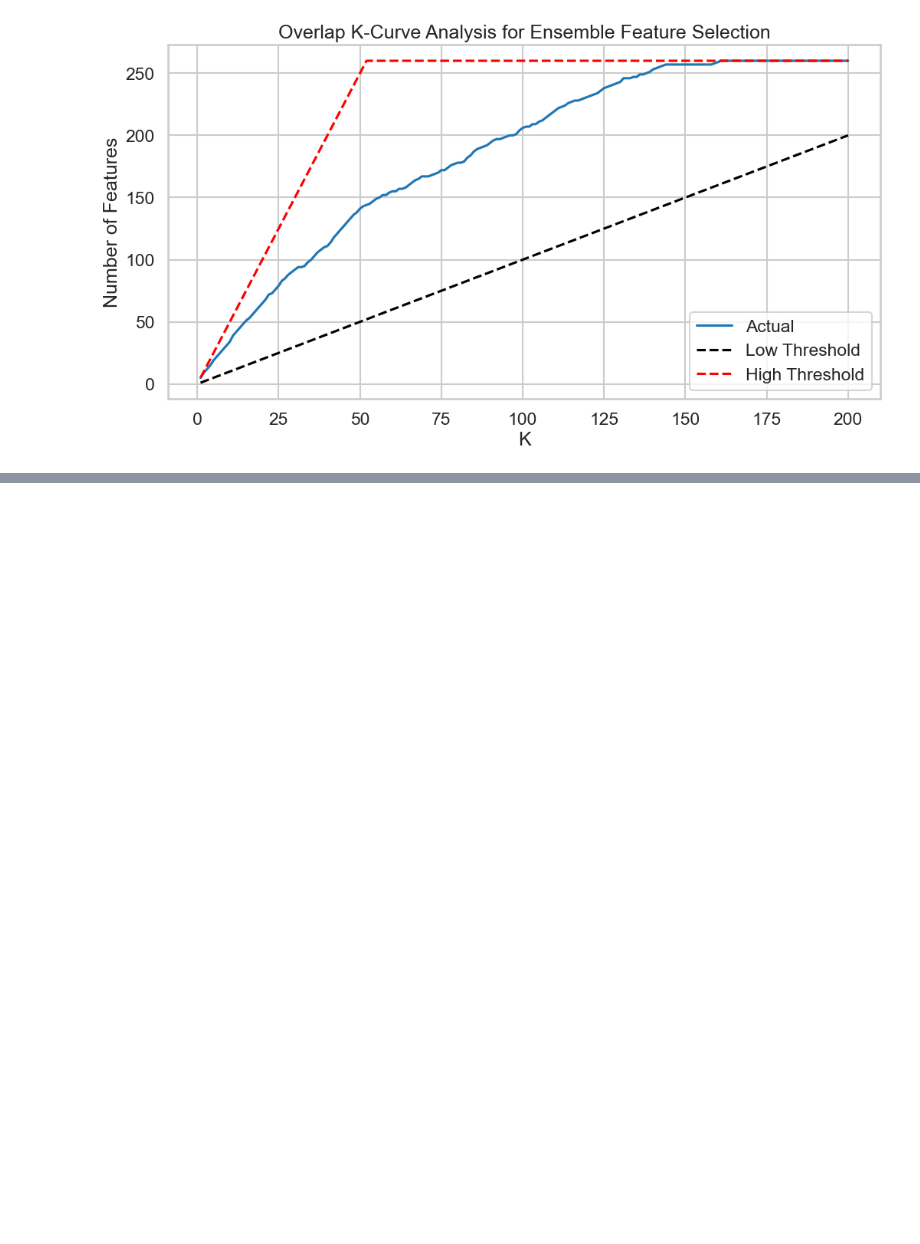
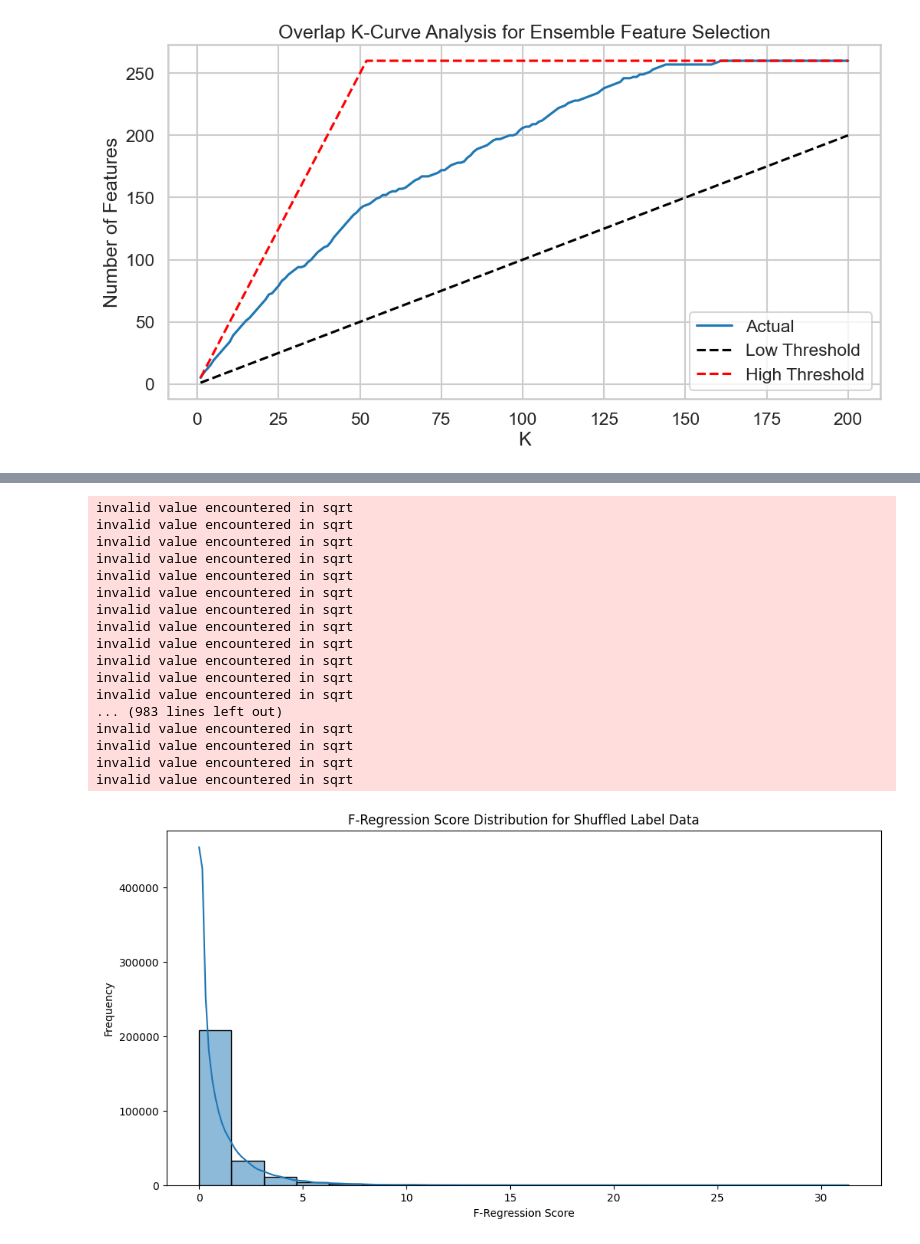
Before and after one commit to AnEvilBurrito/ode-biomarker-project, a Jupyter notebook: project-phdndf/AN07_feature selection.ipynb, the cells around one changed output, grey strips where cells are left out. Saved outputs shown, nothing was run; the diff lists cells and outputs as text; code cells hidden in the pictures; blank space fills up the shorter version.

Commit message:
SY statistical method filter

```diff
--- a/project-phdndf/AN07_feature selection.ipynb
+++ b/project-phdndf/AN07_feature selection.ipynb
@@ -240,0 +245,6 @@ plt.show()
+# %%
+random_seeds = list(range(1, 1000))
+shuffled_label_data = [label_data.sample(frac=1, random_state=seed) for seed in random_seeds]
+# %%
+feature_size = feature_data.shape[1]
+key_args = {'random_state': 42}
@@ -240,0 +270,44 @@ plt.show()
+# %%
+# do it for all shuffled label data, join the scores and plot histogram distribution of scores
+
+import matplotlib.pyplot as plt
+import seaborn as sns
+
+method = f_regression_select
+method_kwargs = {}
+
+def get_shuffled_scores(shuffled_label_data, feature_data, selection_method, method_kwargs):
+    all_scores = []
+    for label_data in shuffled_label_data:
+        selected, score = selection_method(feature_data, label_data, feature_size, **method_kwargs)
+        all_scores.extend(score)
+    return all_scores
+
+all_scores = get_shuffled_scores(shuffled_label_data, feature_data, method, method_kwargs)
+
+# set plot size
+plt.figure(figsize=(12, 6))
+sns.histplot(all_scores, bins=20, kde=True)
+plt.xlabel('F-Regression Score')
+plt.ylabel('Frequency')
+plt.title('F-Regression Score Distribution for Shuffled Label Data')
+plt.show()
+# %% [output]
+invalid value encountered in sqrt
+invalid value encountered in sqrt
+invalid value encountered in sqrt
+invalid value encountered in sqrt
+invalid value encountered in sqrt
+invalid value encountered in sqrt
+invalid value encountered in sqrt
+invalid value encountered in sqrt
+invalid value encountered in sqrt
+invalid value encountered in sqrt
+invalid value encountered in sqrt
+invalid value encountered in sqrt
+... (983 lines left out)
+invalid value encountered in sqrt
+invalid value encountered in sqrt
+invalid value encountered in sqrt
+invalid value encountered in sqrt
+[figure, added]
```
Also changed, not shown: parts of 4 cells of this notebook.
